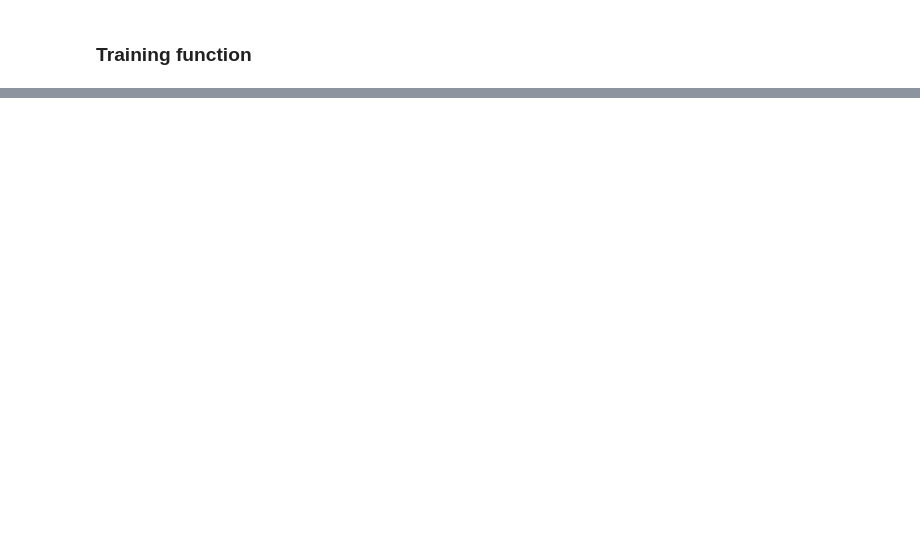
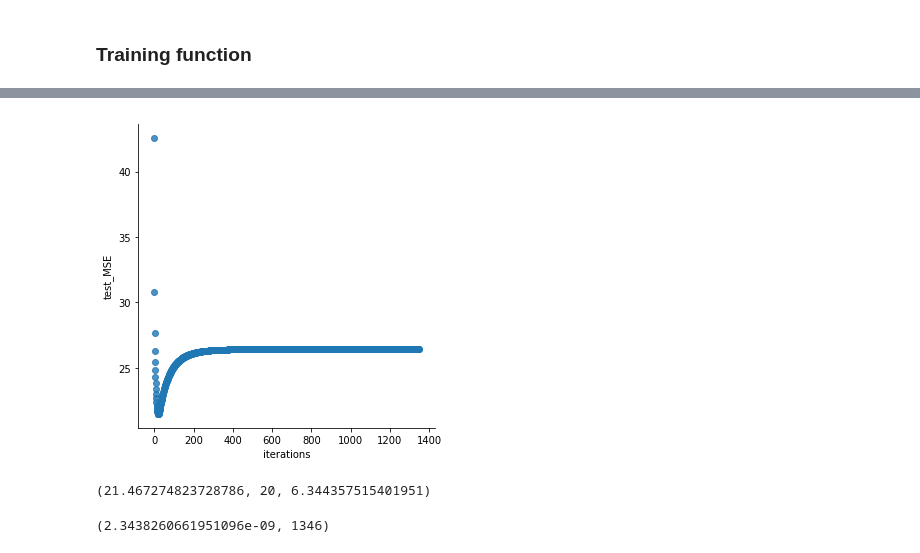
Before and after one commit to C-002/ce888labs, a Jupyter notebook: lab4_new/lab4_test.ipynb, the cells around one changed output, grey strips where cells are left out. Cells and saved outputs as stored; diff of their text form; code cells hidden in the pictures; blank space fills up the shorter version.

```diff
--- a/lab4_new/lab4_test.ipynb
+++ b/lab4_new/lab4_test.ipynb
@@ -175,2 +198,15 @@ sns_plot = sns.lmplot(plotdata1.columns[0], plotdata1.columns[1], data=plotdata1
+# %%
+plotdata1 = DataFrame(np.vstack((np.arange(np.array(test_mse_loglist).shape[0]), test_mse_loglist)).T, columns=['iterations', 'test_MSE'])
+sns_plot = sns.lmplot(plotdata1.columns[0], plotdata1.columns[1], data=plotdata1, fit_reg=False)
+# %% [output]
+[figure, added]
+# %%
+min(test_mse_loglist), test_mse_loglist.index(min(test_mse_loglist)), train_mse_loglist[test_mse_loglist.index(min(test_mse_loglist))+1]
+# %% [output]
+(21.467274823728786, 20, 6.344357515401951)
+# %%
+min(train_mse_loglist), train_mse_loglist.index(min(train_mse_loglist)),
+# %% [output]
+(2.3438260661951096e-09, 1346)
 # %%
 latent_user_preferences
```
Also changed, not shown: parts of 12 cells of this notebook, 1 other file.
